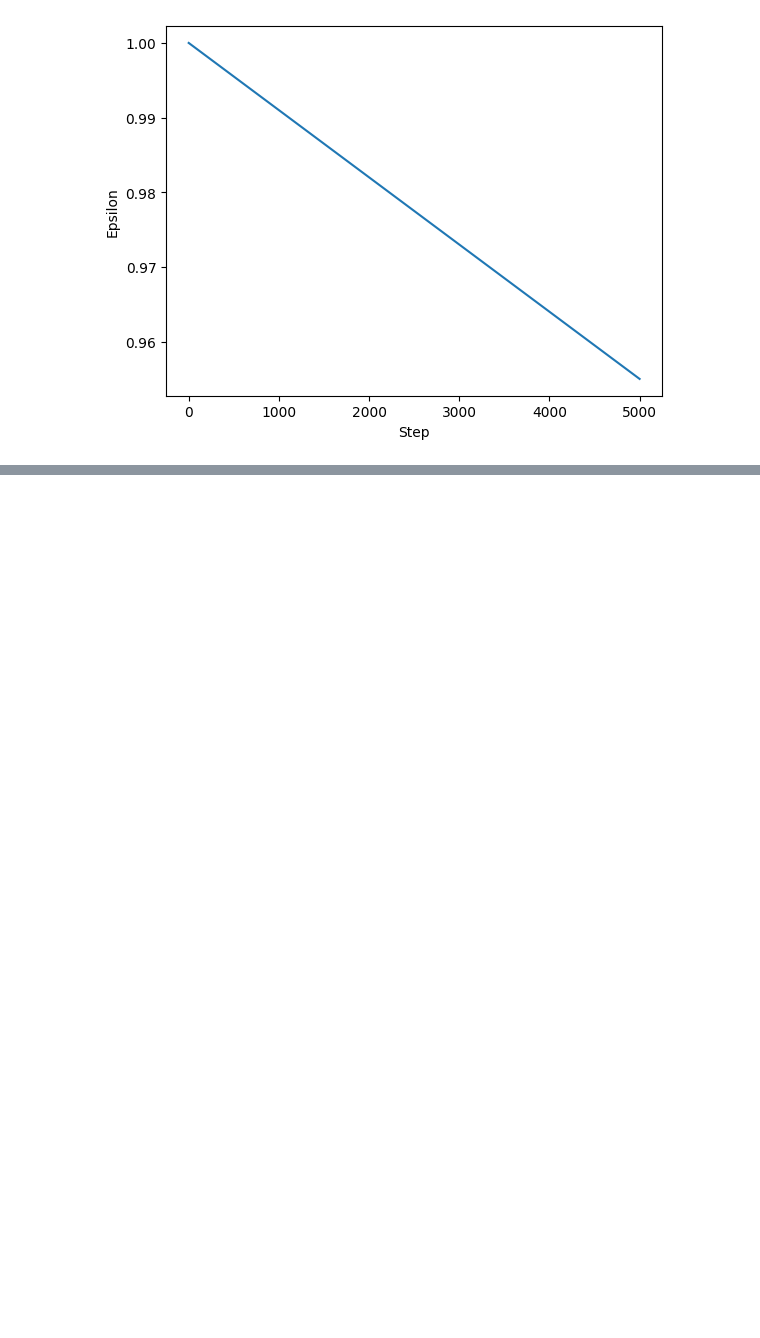
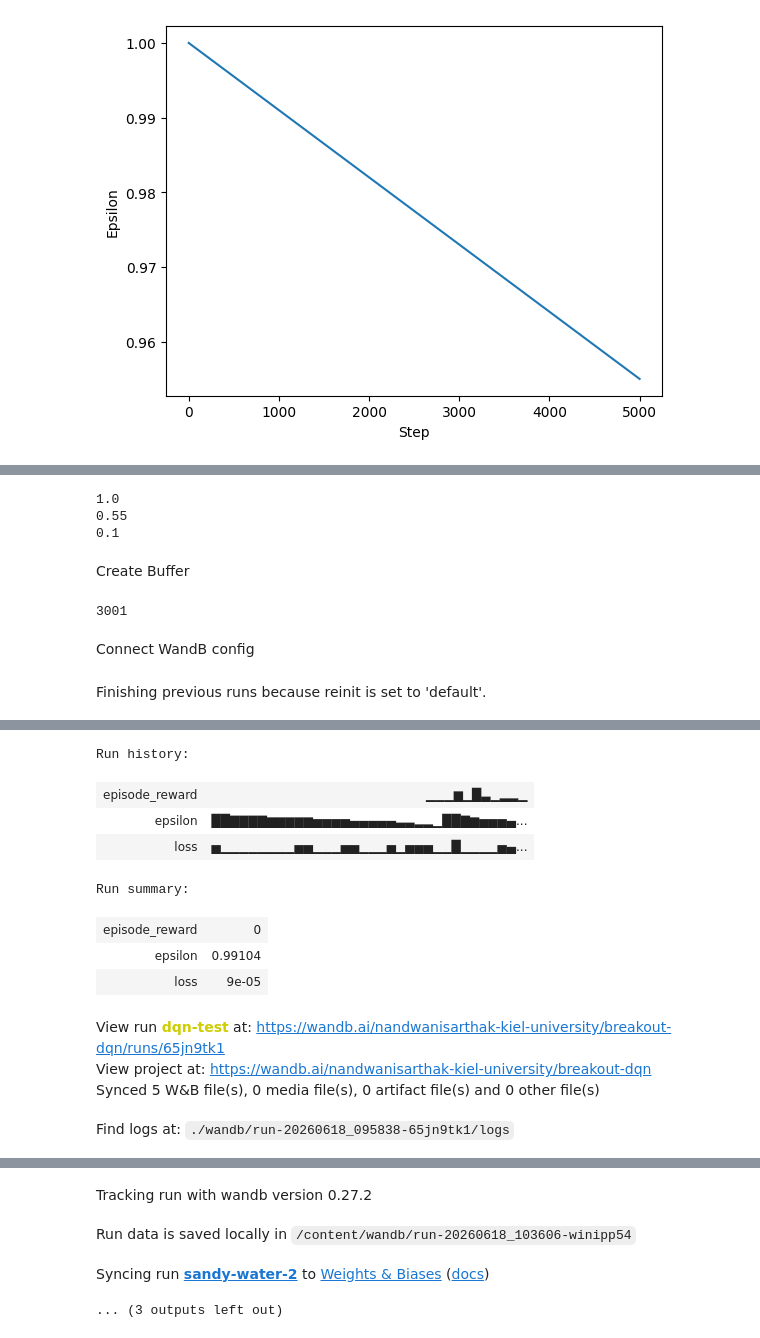
Before and after one commit to sarthaknandwani/DQN_Extensions, a Jupyter notebook: notebooks/template.ipynb, the cells around one changed output, grey strips where cells are left out. Drawn from its saved outputs; the diff is of its cells as text; code cells hidden in the pictures; blank space fills up the shorter version.

```diff
--- a/notebooks/template.ipynb
+++ b/notebooks/template.ipynb
@@ -2,0 +3,23 @@
+# %%
+CONFIG = {
+    "algorithm": "DQN",
+
+    "gamma": 0.99,
+    "learning_rate": 1e-4,
+
+    "batch_size": 32,
+
+    "buffer_size": 100000,
+
+    "train_start": 1000,
+
+    "train_freq": 4,
+
+    "target_update_freq": 1000,
+
+    "epsilon_start": 1.0,
+    "epsilon_end": 0.1,
+    "epsilon_decay_steps": 100000,
+
+    "total_steps": 1000
+}
@@ -1525,0 +1660,14 @@ plt.show()
+# %%
+def get_epsilon(step):
+
+    return max(CONFIG["epsilon_end"], CONFIG["epsilon_start"] - (CONFIG["epsilon_start"] - CONFIG["epsilon_end"]) * step / CONFIG["epsilon_decay_steps"])
+
+print(get_epsilon(0))
+print(get_epsilon(50000))
+print(get_epsilon(100000))
+# %% [output]
+1.0
+0.55
+0.1
+# %% [markdown]
+Create Buffer
@@ -1525,0 +1685,13 @@ plt.show()
+# %%
+print(len(buffer))
+# %% [output]
+3001
+# %% [markdown]
+Connect WandB config
+# %%
+wandb.init(
+    project="breakout-dqn",
+    config=CONFIG
+)
+# %% [output]
+Finishing previous runs because reinit is set to 'default'.
@@ -1525,0 +1699,12 @@ plt.show()
+Run history:
+| episode_reward | ▁▁▁▆▁█▃▁▂▂▁ |
+| epsilon | ██▇▇▇▇▆▆▆▆▆▅▅▅▅▄▄▄▄▄▃▃▂▂▁██▇▆▅▅▅▄... |
+| loss | ▅▁▁▁▁▁▁▁▁▅▅▁▁▁▅▅▁▁▁▅▁▅▅▅▁▁█▁▁▁▁▅▄... |
+Run summary:
+| episode_reward | 0 |
+| epsilon | 0.99104 |
+| loss | 9e-05 |
+View run dqn-test at: https://wandb.ai/nandwanisarthak-kiel-university/breakout-dqn/runs/65jn9tk1
+View project at: https://wandb.ai/nandwanisarthak-kiel-university/breakout-dqn
+Synced 5 W&B file(s), 0 media file(s), 0 artifact file(s) and 0 other file(s)
+Find logs at: ./wandb/run-20260618_095838-65jn9tk1/logs
@@ -1525,0 +1712,4 @@ plt.show()
+Tracking run with wandb version 0.27.2
+Run data is saved locally in /content/wandb/run-20260618_103606-winipp54
+Syncing run sandy-water-2 to Weights & Biases (docs)
+... (3 outputs left out)
```
Also changed, not shown: parts of 32 cells of this notebook.
